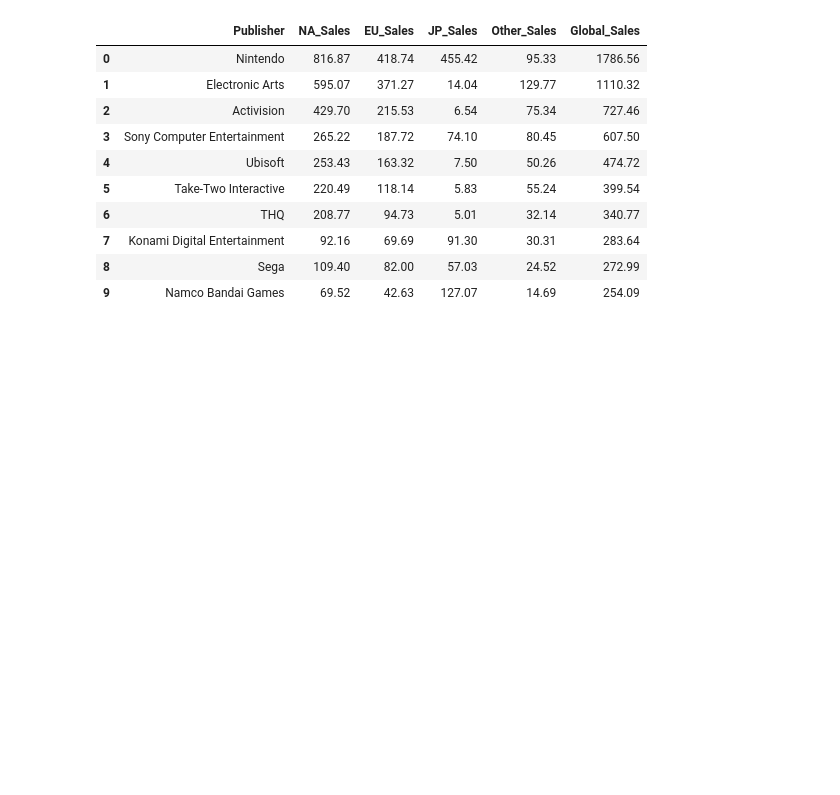
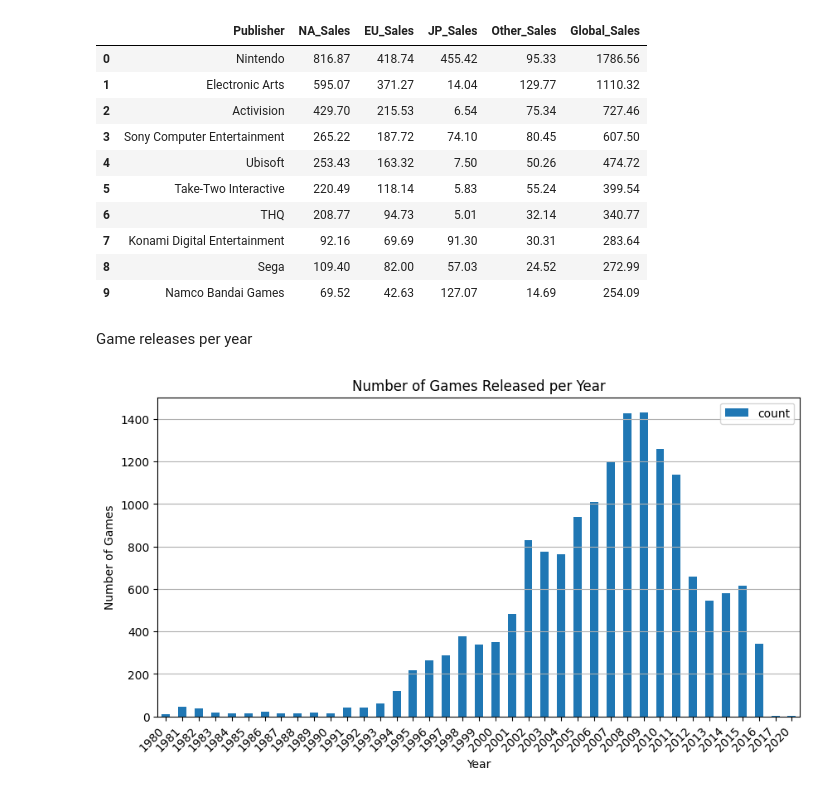
Before and after one commit to bdatye/VideoGameSalesTrends, a Jupyter notebook: VideoGamesSalesTrends.ipynb, the cells around one changed output. Cells and saved outputs as stored; diff of their text form; code cells hidden in the pictures; blank space fills up the shorter version.

Commit message:
Added graph for game releases per year

```diff
--- a/VideoGamesSalesTrends.ipynb
+++ b/VideoGamesSalesTrends.ipynb
@@ -334,3 +334,20 @@ display(df.head(10))
 | 7 | Konami Digital Entertainment | 92.16 | 69.69 | 91.30 | 30.31 | 283.64 |
 | 8 | Sega | 109.40 | 82.00 | 57.03 | 24.52 | 272.99 |
 | 9 | Namco Bandai Games | 69.52 | 42.63 | 127.07 | 14.69 | 254.09 |
+# %% [markdown]
+Game releases per year
+# %%
+df = videoGameData_df['Year'].value_counts().reset_index().sort_values(by='Year', ignore_index=True)
+df['Year'] = df['Year'].astype(int)
+#display(df)
+
+df.plot(x='Year', y='count', kind = 'bar', figsize=[10,5])
+plt.grid()
+plt.xticks(rotation=45, ha='right')
+plt.xlabel(xlabel='Year')
+plt.ylabel(ylabel='Number of Games')
+plt.title('Number of Games Released per Year')
+plt.grid(axis='x')
+plt.show()
+# %% [output]
+[figure, added]
```
